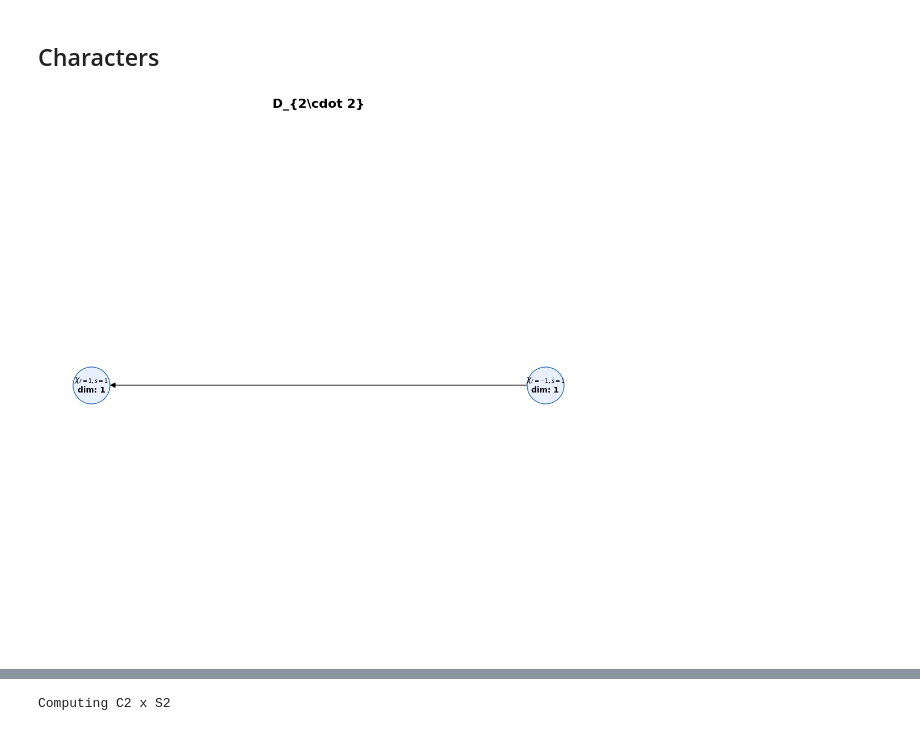
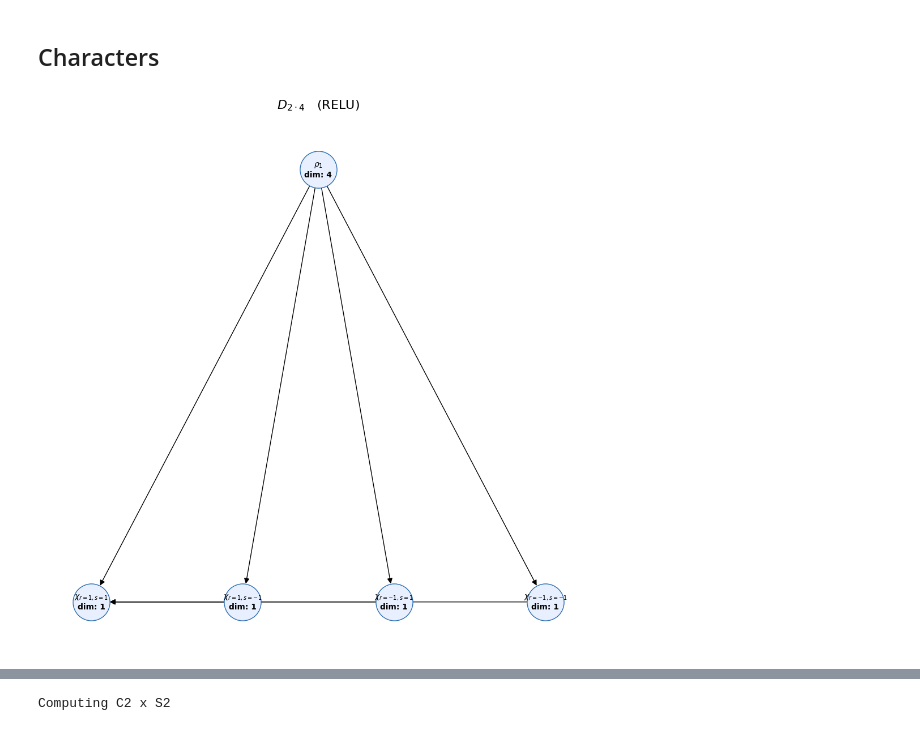
Before and after one commit to ManiShayestehfar/Masters, a Jupyter notebook: equivarient_NN/finite_groups/D2n.ipynb, the cells around one changed output, grey strips where cells are left out. Saved outputs shown, nothing was run; the diff lists cells and outputs as text; code cells hidden in the pictures.

```diff
--- a/equivarient_NN/finite_groups/D2n.ipynb
+++ b/equivarient_NN/finite_groups/D2n.ipynb
@@ -143,33 +183,16 @@ def cycle_type(perm):
 # %%
-n = 2
+n = 4
 
 activation_fn = RELU
-regular = False
+regular = True
+refine = True
+
+G = build_D2n(n)
+H = build_H()
+
+graph, solver = run(G, H, n, activation_fn, regular=regular, refine=refine)
+# %% [output]
+[figure, added]
-# %%
-G = build_D2n(n)
-H = build_H()
-
-solver = InducedRepSolver(G)
-if regular:
-    solver.set_subgroup([G.identity])
-else:
-    solver.set_subgroup(H)
-
-class_char_map, labels = dihedral_character_table_map(G, n)
-
-solver.load_character_table(class_char_map, labels)
-solver.compute_projectors(refine=False)
-
-# graph = solver.build_interaction_graph(activation_fn=activation_fn)
-graph = solver.build_isotypic_graph(activation_fn=activation_fn)
-solver.visualise_interaction_graph(
-    graph,
-    group_name=rf"D_{{2\cdot {n}}}",
-    node_size=2200,
-    show_self_loops=False,
-)
-# %% [output]
-[figure, removed]
 # %%
 col_ranges = {}
 col_labels = []
```
Also changed, not shown: parts of 3 cells of this notebook, 4 other files.
